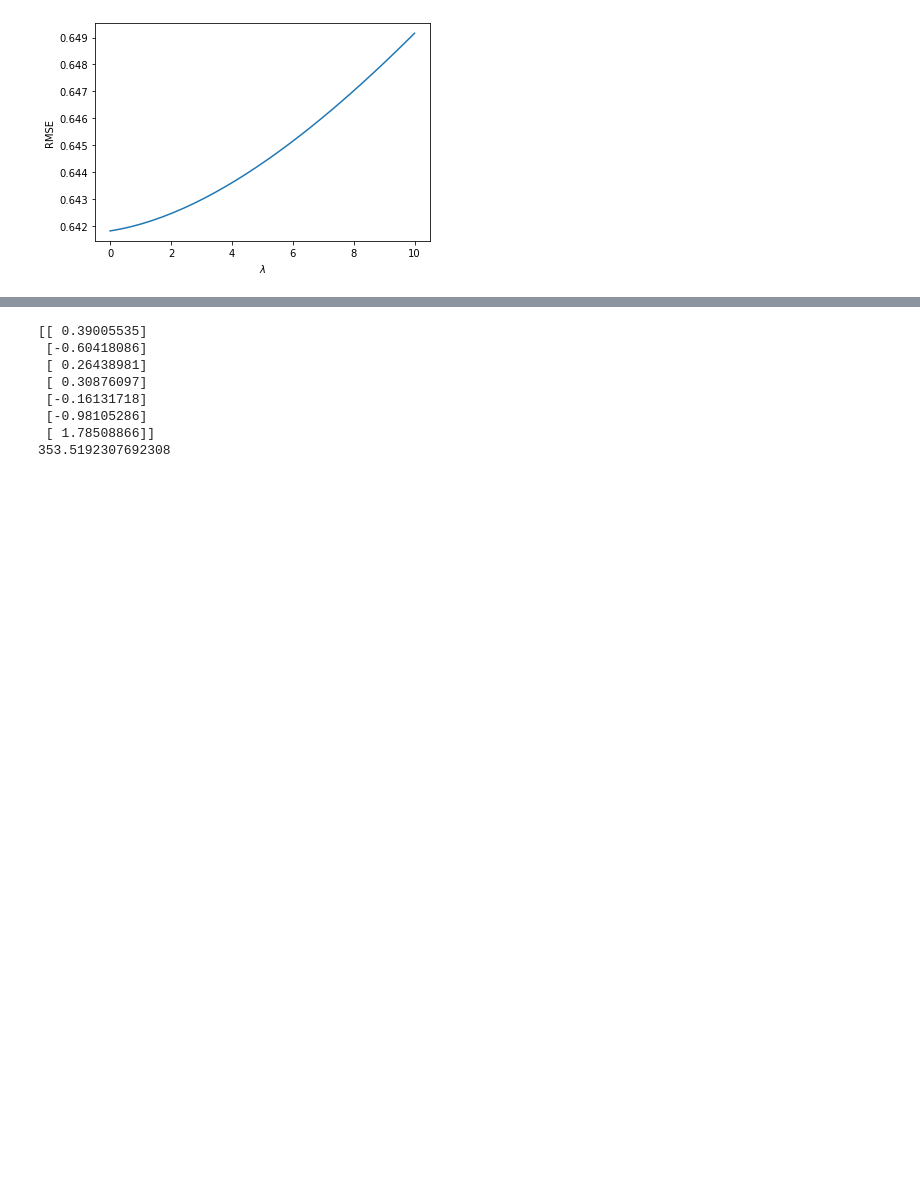
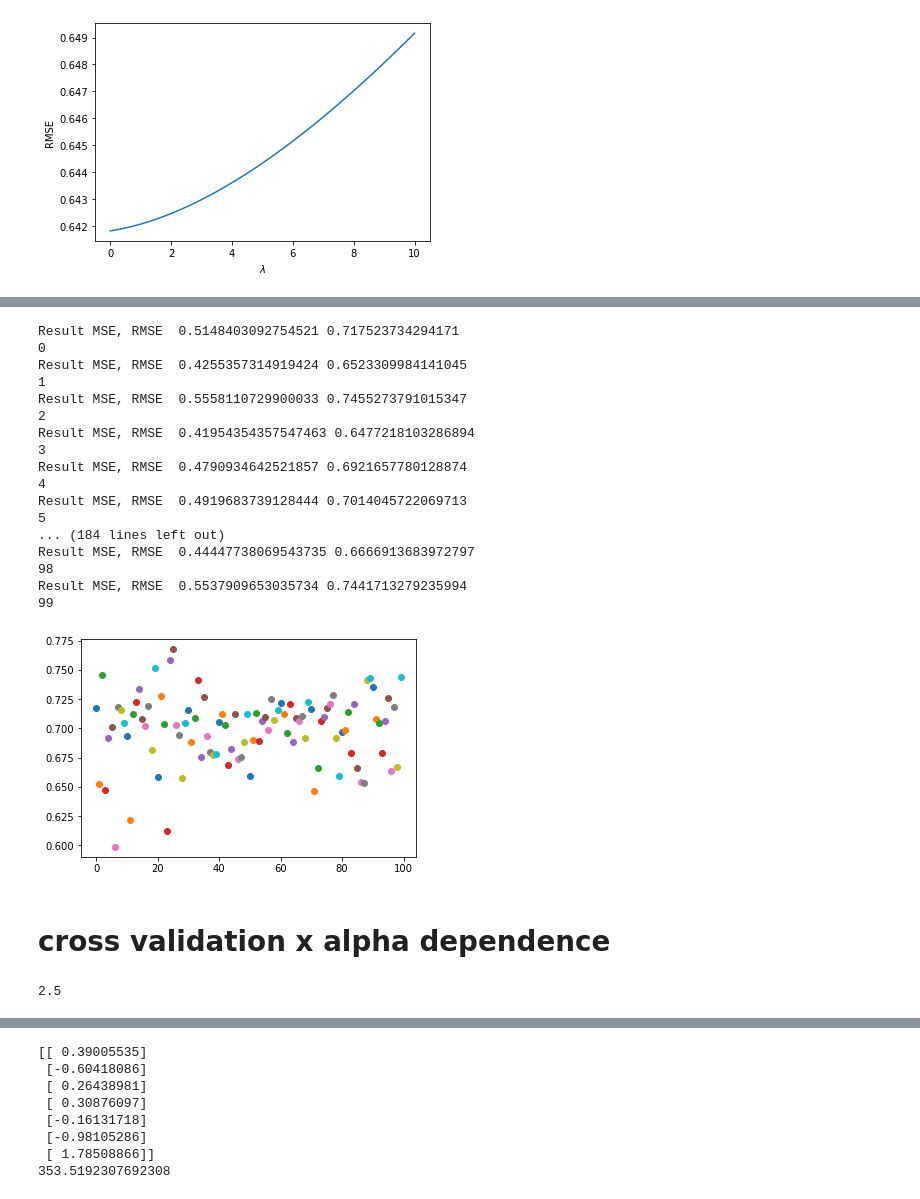
Before and after one commit to MunjungKim/ridge_regression, a Jupyter notebook: MATH532_HW1.ipynb, the cells around one changed output, grey strips where cells are left out. Cells and saved outputs as stored; diff of their text form; code cells hidden in the pictures; blank space fills up the shorter version.

```diff
--- a/MATH532_HW1.ipynb
+++ b/MATH532_HW1.ipynb
@@ -8,7 +8,7 @@ import math
 # Read Data
 # %%
 PATH_NAME_CO2 = 'archive.csv'
-train = pd.read_csv(PATH_CO2, encoding='CP949')
+train = pd.read_csv(PATH_NAME_CO2, encoding='CP949')
 # %%
 train
 # %% [output]
@@ -244,7 +246,7 @@ def standard(X):
         a = mean.reshape((1,-1))
         X_mean = np.vstack([X_mean, mean])
 
-    return X_std, X_mean,
+    return X_std, X_mean
 
 
 
@@ -323,0 +332,10 @@ Text(0, 0.5, 'RMSE')
+# %%
+import numpy as np
+from sklearn.model_selection import KFold
+kf = KFold(n_splits=7)
+Train = []
+Test = []
+for train, test in kf.split(X_i):
+    print("%s %s" % (len(train), len(test)))
+    Train.append(train)
+    Test.append(test)
@@ -323,0 +350,9 @@ Text(0, 0.5, 'RMSE')
+# %%
+from sklearn.model_selection import ShuffleSplit
+ss = ShuffleSplit(n_splits=100, test_size=0.25, random_state=0)
+Train = []
+Test = []
+for train_index, test_index in ss.split(X_i):
+    Train.append(train_index)
+    Test.append(test_index)
+    print("%s %s" % (len(train_index), len(test_index)))
@@ -323,0 +377,45 @@ Text(0, 0.5, 'RMSE')
+# %%
+from sklearn.metrics import mean_squared_error
+for i in range(len(Train)):
+    #test data
+    train = Train[i]
+    test = Test[i]
+    X_std = np.zeros(shape=(X_i[train].shape[0],X_i[train].shape[1]))
+    X_std,X_mean = standard(X_i[train])
+    beta_ridge, beta_0 = solve(X_std, Y_i[train],0.1)
+
+    #test data
+
+    test_std = X_i[test] - np.transpose(X_mean[1:])
+    Y_pred = np.matmul(test_std, beta_ridge)+beta_0
+
+    mse = mean_squared_error(Y_i[test], Y_pred)
+    print("Result MSE, RMSE ",mse, np.sqrt(mse))
+    print(i)
+    plt.scatter(i,np.sqrt(mse))
+# %% [output]
+Result MSE, RMSE  0.5148403092754521 0.717523734294171
+0
+Result MSE, RMSE  0.4255357314919424 0.6523309984141045
+1
+Result MSE, RMSE  0.5558110729900033 0.7455273791015347
+2
+Result MSE, RMSE  0.41954354357547463 0.6477218103286894
+3
+Result MSE, RMSE  0.4790934642521857 0.6921657780128874
+4
+Result MSE, RMSE  0.4919683739128444 0.7014045722069713
+5
+... (184 lines left out)
+Result MSE, RMSE  0.44447738069543735 0.6666913683972797
+98
+Result MSE, RMSE  0.5537909653035734 0.7441713279235994
+99
+[figure, added]
+# %% [markdown]
+# cross validation x alpha dependence
+# %%
+l = [1,2,3,4]
+np.mean(l)
+# %% [output]
+2.5
```
Also changed, not shown: parts of 8 cells of this notebook.
